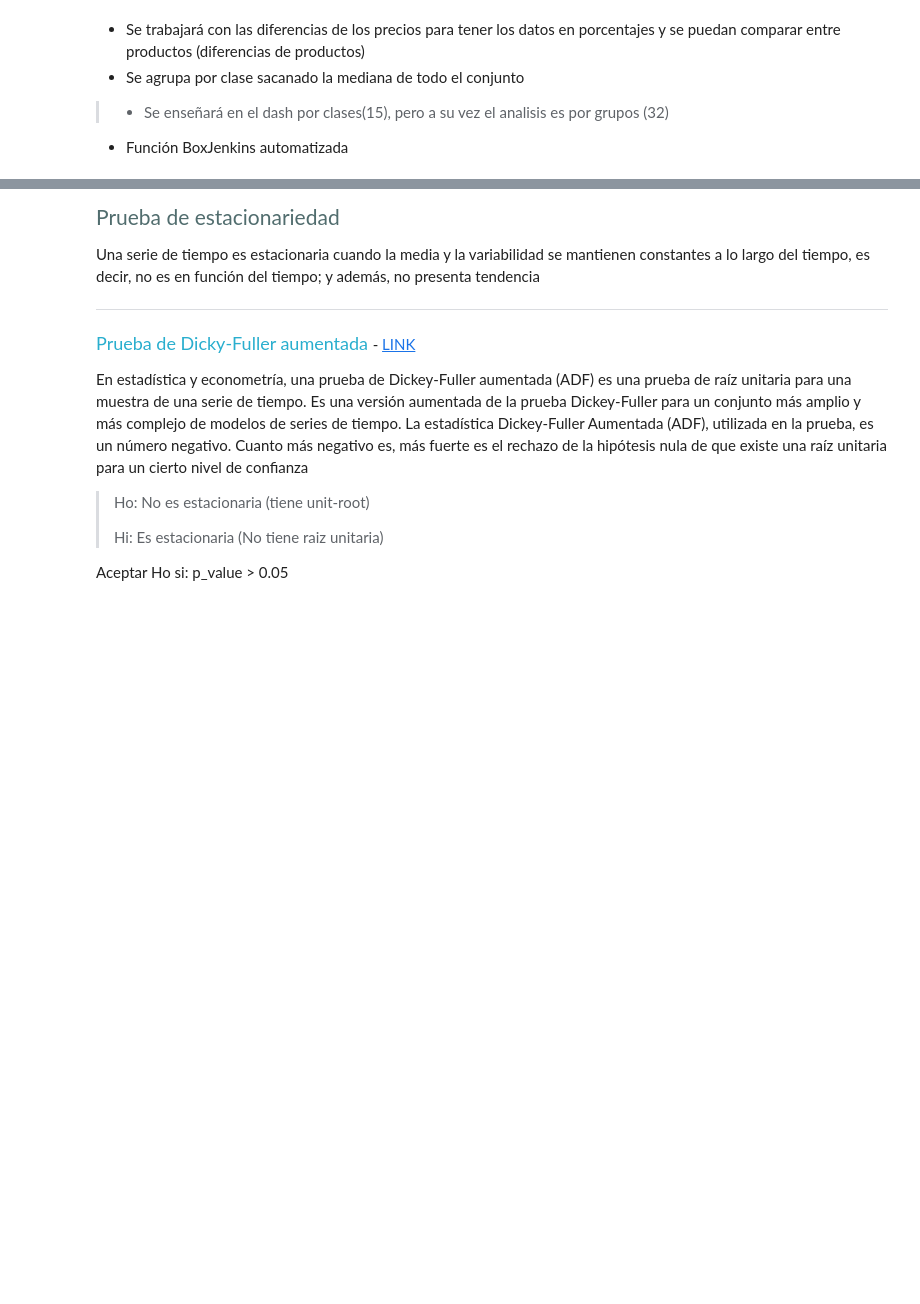
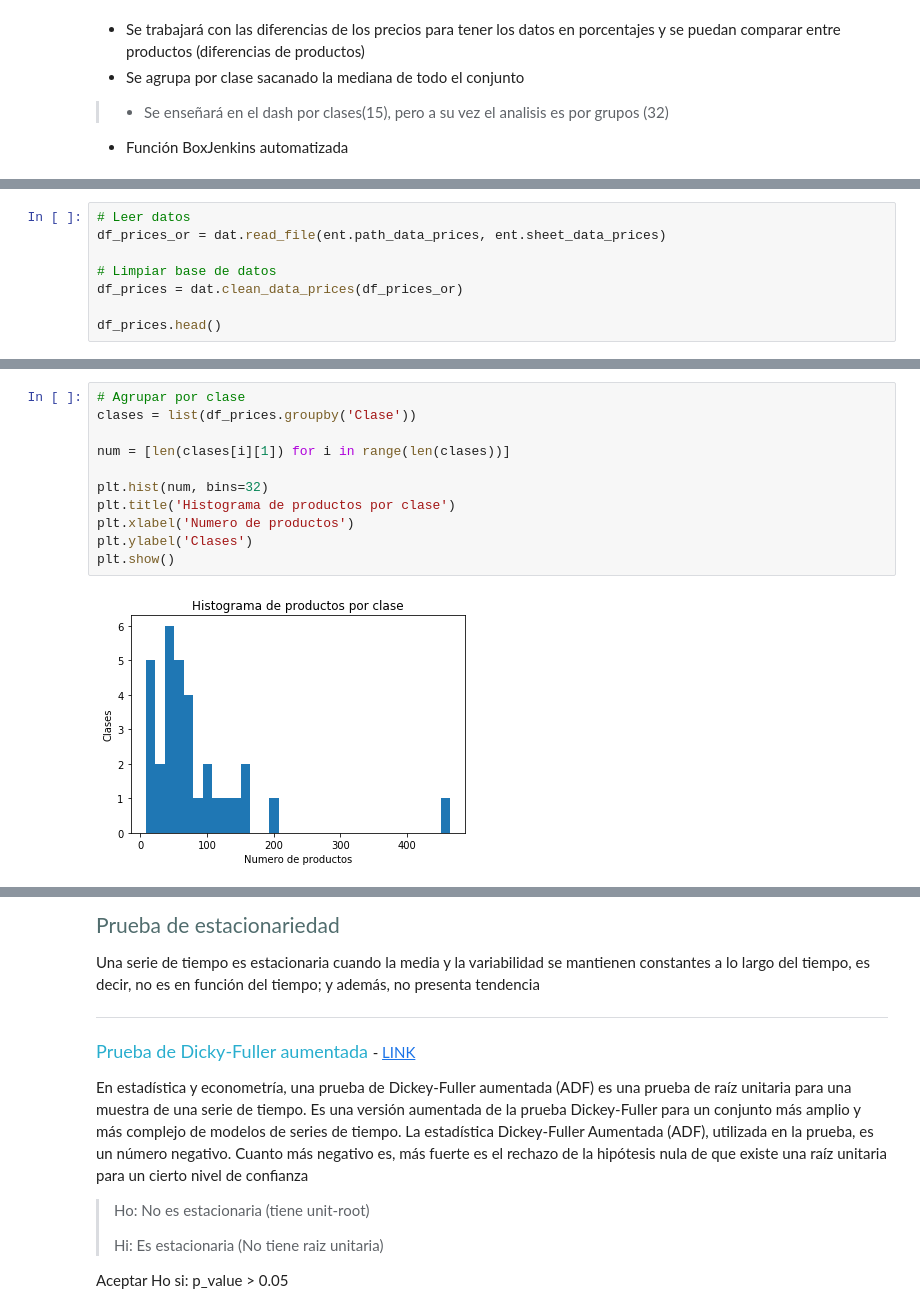
Before and after one commit to IFFranciscoME/Urban_Lab_Desarrollo, a Jupyter notebook: violeta/Precios.ipynb, the cells around one changed output, grey strips where cells are left out. Cells and saved outputs as stored; diff of their text form; blank space fills up the shorter version.

```diff
--- a/violeta/Precios.ipynb
+++ b/violeta/Precios.ipynb
@@ -91,0 +55,8 @@ serie_tiempo.plot()
+# %%
+# Leer datos
+df_prices_or = dat.read_file(ent.path_data_prices, ent.sheet_data_prices)
+
+# Limpiar base de datos
+df_prices = dat.clean_data_prices(df_prices_or)
+
+df_prices.head()
@@ -91,0 +71,13 @@ serie_tiempo.plot()
+# %%
+# Agrupar por clase
+clases = list(df_prices.groupby('Clase'))
+
+num = [len(clases[i][1]) for i in range(len(clases))]
+
+plt.hist(num, bins=32)
+plt.title('Histograma de productos por clase')
+plt.xlabel('Numero de productos')
+plt.ylabel('Clases')
+plt.show()
+# %% [output]
+[figure, added]
```
Also changed, not shown: parts of 10 cells of this notebook.
